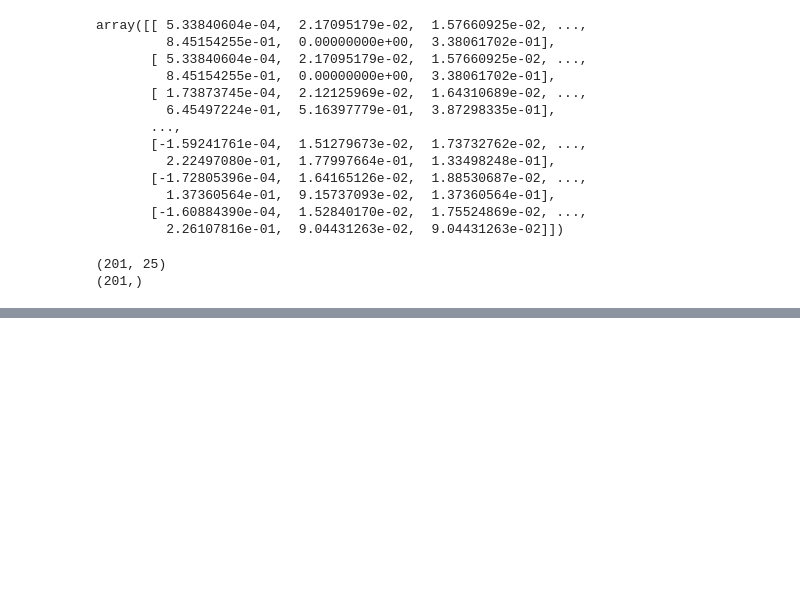
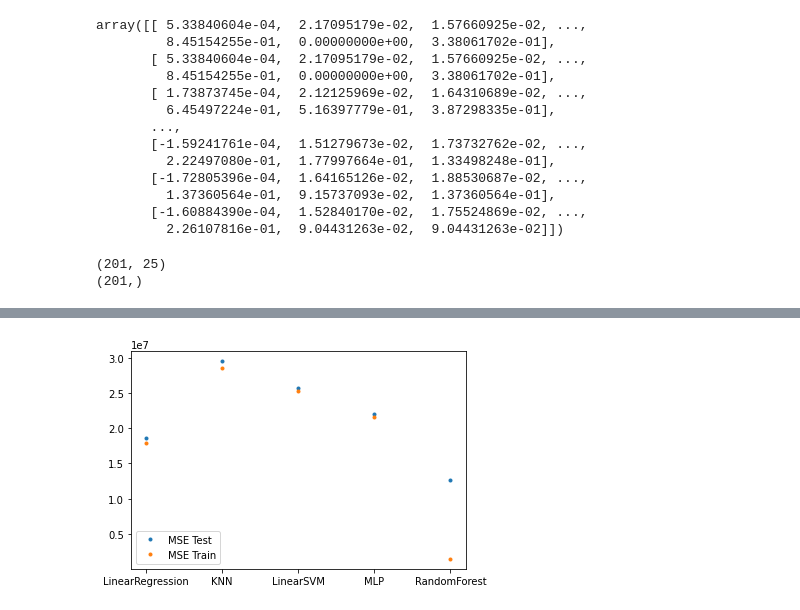
Before and after one commit to andugu/APA, a Jupyter notebook: practicaAPA.ipynb, the cells around one changed output, grey strips where cells are left out. Saved outputs shown, nothing was run; the diff lists cells and outputs as text; code cells hidden in the pictures; blank space fills up the shorter version.

```diff
--- a/practicaAPA.ipynb
+++ b/practicaAPA.ipynb
@@ -205,15 +224,0 @@ array([False, False, False, False, False, False,  True,  True, False,
-# %%
-kf = KFold(n_splits=10, shuffle=True)
-model = RandomForestRegressor(max_depth=2)
-X_data = np.array(X)[:, selector.ranking_ < 5]
-y_data = np.array(y)
-errors_train = []
-errors_test = []
-for train_index, test_index in kf.split(X_data):
-    model.fit(X_data[train_index], y_data[train_index])
-    y_train_pred = model.predict(X_data[train_index])
-    y_test_pred = model.predict(X_data[test_index])
-    errors_train.append(mean_absolute_error(y_data[train_index], y_train_pred))
-    errors_test.append(mean_absolute_error(y_data[test_index], y_test_pred))
-    print('Train error:', mean_absolute_error(y_data[train_index], y_train_pred))
-    print('Test error:', mean_absolute_error(y_data[test_index], y_test_pred))
@@ -301,0 +374,12 @@ sorted(sklearn.metrics.SCORERS.keys())
+# %%
+mse_train = np.array([[key, history[key]['mse_train']] for key in models.keys()])
+mse_test = np.array([[key, history[key]['mse_test']] for key in models.keys()])
+
+x_length = range(len(mae_test))
+plt.plot(x_length, mse_test[:, 1].astype(np.float32), '.', label='MSE Test')
+plt.plot(x_length, mse_train[:, 1].astype(np.float32), '.', label='MSE Train')
+plt.legend(loc='lower left')
+plt.xticks(x_length, mae_test[:, 0])
+plt.show()
+# %% [output]
+[figure, added]
```
Also changed, not shown: parts of 26 cells of this notebook.
